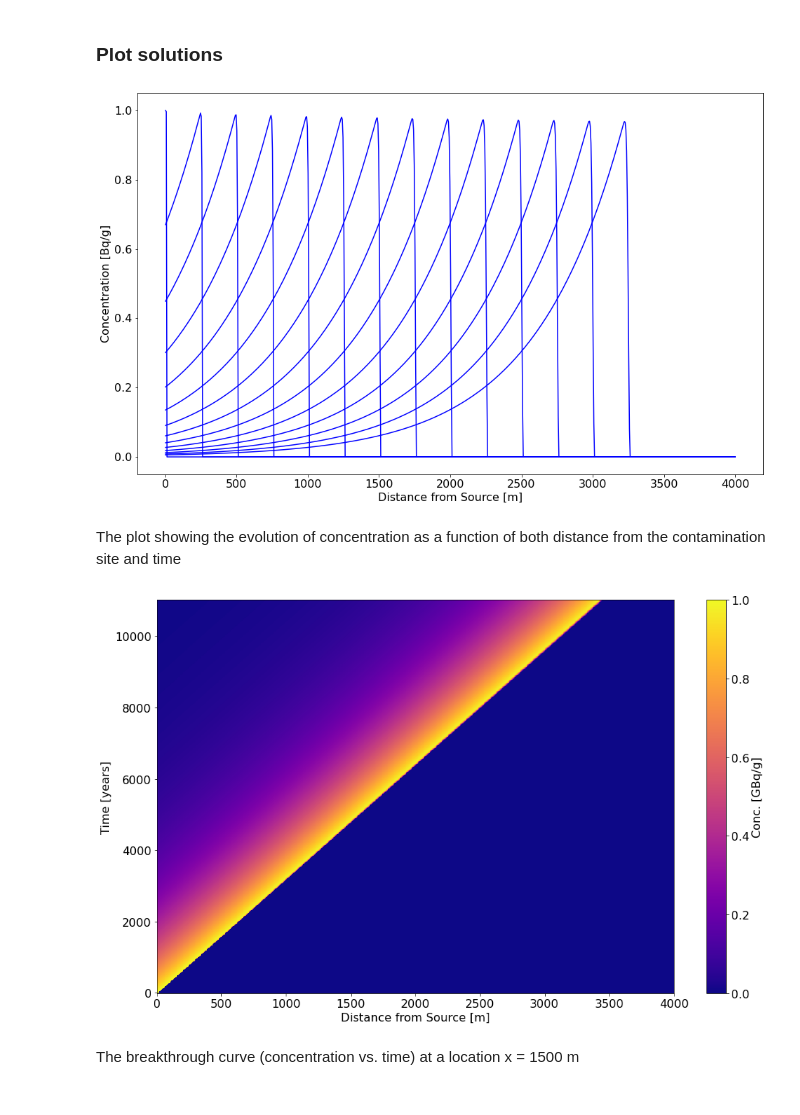
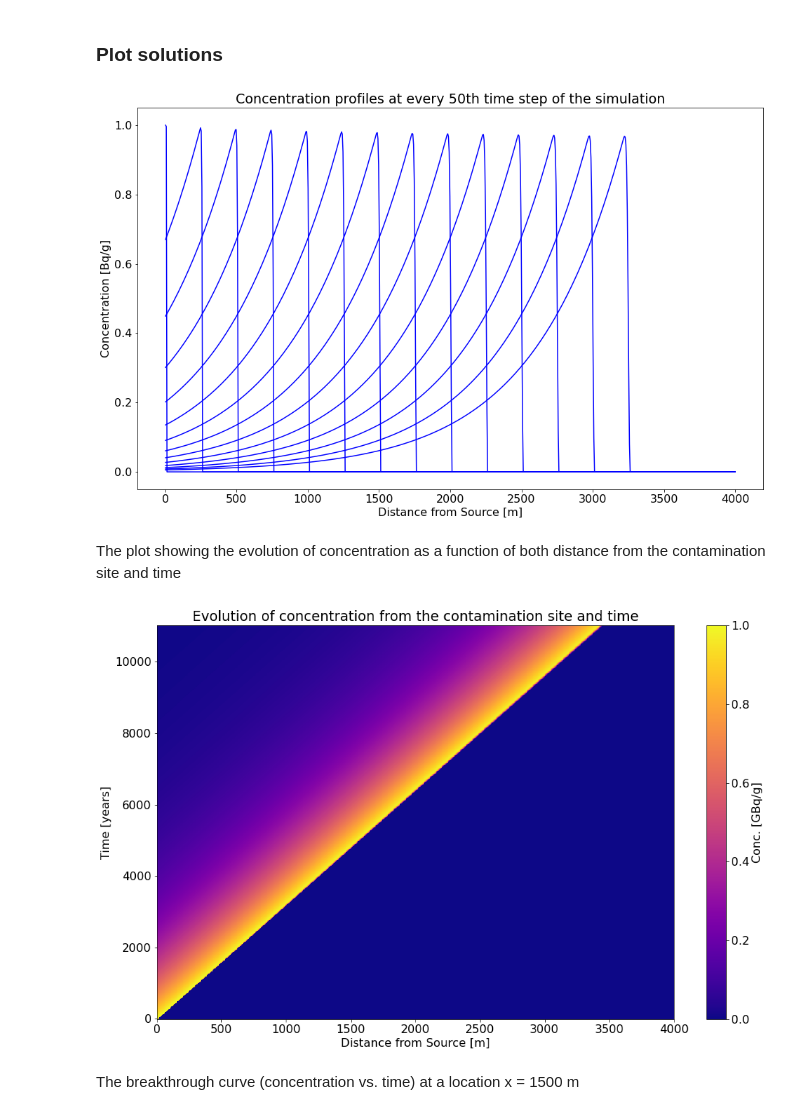
Before and after one commit to yao24/geos518-fall-2021, a Jupyter notebook: mod05/mod05-1D-Advection-Assignment.ipynb, the cells around one changed output. Saved outputs shown, nothing was run; the diff lists cells and outputs as text; code cells hidden in the pictures.

```diff
--- a/mod05/mod05-1D-Advection-Assignment.ipynb
+++ b/mod05/mod05-1D-Advection-Assignment.ipynb
@@ -115,32 +116,34 @@ for i in np.arange(Nt):
 # %%
 ## First off, let's change the font size for all of our plots to be more legible
 plt.rcParams.update({'font.size': 16})
-plt.figure(figsize=(16,10))
+plt.figure(figsize=(16,10))   # Create a figure and set the size
 
+# Concentration profiles (concentration vs. distance) at every 50th time step of the simulation
 for p in np.arange(0,Nt,50):
     plt.plot(x,C[:,p],'b')
 
-plt.ylabel('Concentration [Bq/g]')
-plt.xlabel('Distance from Source [m]')
+plt.ylabel('Concentration [Bq/g]')     # y-label
+plt.xlabel('Distance from Source [m]') # x-label
+plt.title("Concentration profiles at every 50th time step of the simulation")
 plt.show()
 # %% [output]
-[figure, old version]
+[figure, new version]
 # %% [markdown]
 The plot showing the evolution of concentration as a function of both distance from the contamination site and time
 # %%
-xx,tt = np.meshgrid(t,x)
+xx,tt = np.meshgrid(t,x)  # generate the mesh grid
 
-plt.figure(figsize=(16,10))
+plt.figure(figsize=(16,10)) # Create a figure and set the size
 
 plt.pcolormesh(tt,xx,C,shading='auto',cmap='plasma')
 
 plt.colorbar(label='Conc. [GBq/g]')
-plt.xlabel('Distance from Source [m]')
-plt.ylabel('Time [years]')
-
+plt.xlabel('Distance from Source [m]') # x-label
+plt.ylabel('Time [years]')             # y-label
+plt.title('Evolution of concentration from the contamination site and time')
 plt.show()
 # %% [output]
-[figure, old version]
+[figure, new version]
 # %% [markdown]
 The breakthrough curve (concentration vs. time) at a location x = 1500 m
 # %%
```
Also changed, not shown: parts of 2 cells of this notebook, 1 other file.
